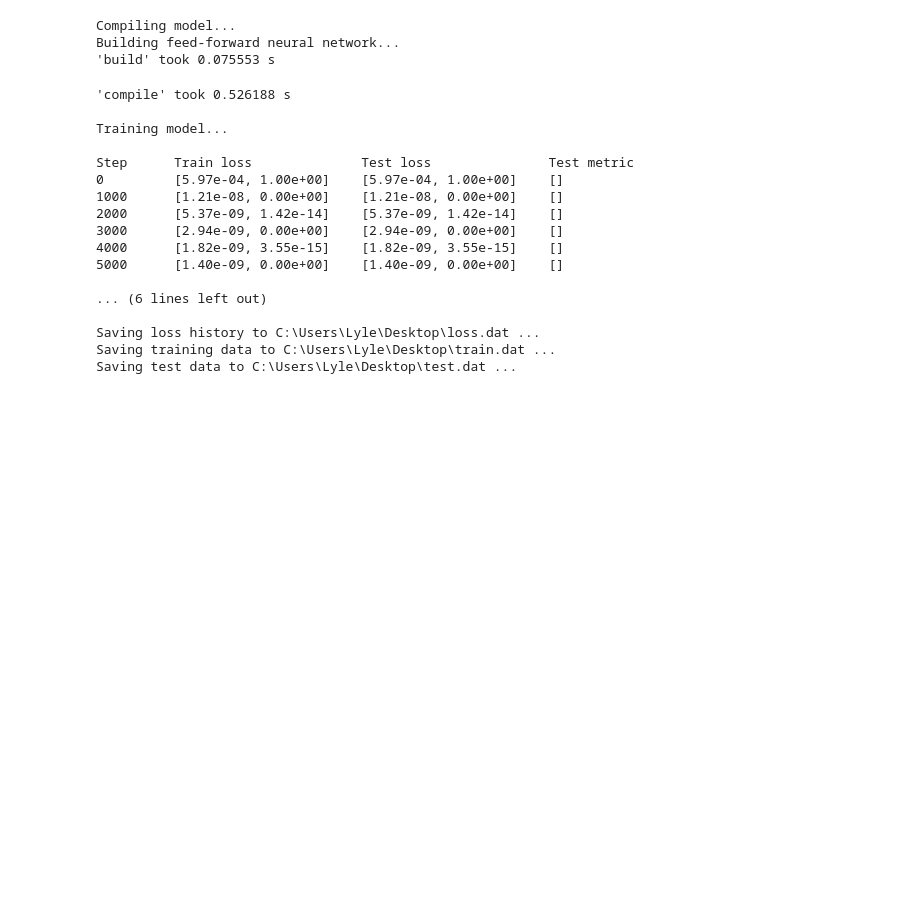
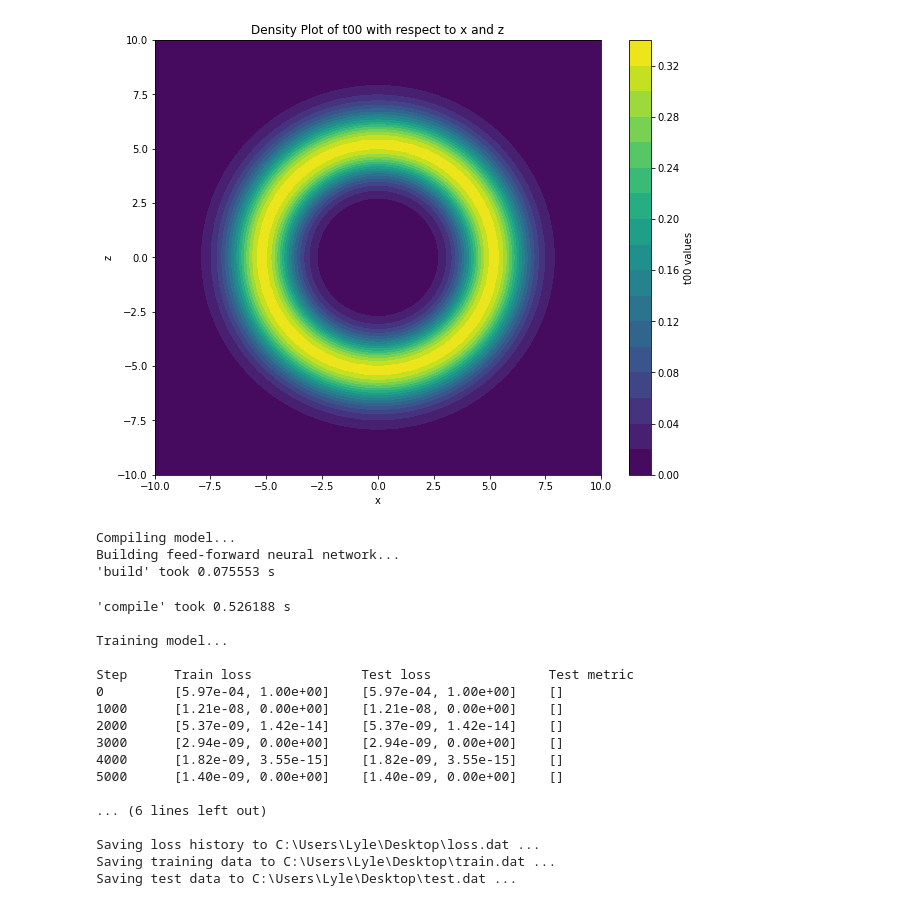
Before and after one commit to schwarzschlyle/neural-warp-drive, a Jupyter notebook: neural-drive-experiments.ipynb, the cells around one changed output. Saved outputs shown, nothing was run; the diff lists cells and outputs as text; code cells hidden in the pictures; blank space fills up the shorter version.

```diff
--- a/neural-drive-experiments.ipynb
+++ b/neural-drive-experiments.ipynb
@@ -95,3 +139,33 @@ Alcubierre Total Energy Requirement: 0.8550306615783587
+# %%
+def plot_alcubierre_eulerian_violation(x, z, epsilon=1e-7):
+    R = 5  # Given value of R
+    sigma = 0.5  # Given value of sigma
+
+    r = np.sqrt(x**2 + z**2)
+    derivative = (alcubierre_shape_function(r + epsilon, R, sigma) - alcubierre_shape_function(r - epsilon, R, sigma)) / (2 * epsilon)
+    t00 = r * (derivative**2)
+    return t00
+
+
+
+# Generate a grid of x and z values
+x_vals = np.linspace(-10, 10, 100)
+z_vals = np.linspace(-10, 10, 100)
+X, Z = np.meshgrid(x_vals, z_vals)
+
+# Calculate the t00 values for each combination of x and z
+t00_vals = plot_alcubierre_eulerian_violation(X, Z)
+
+# Create a density plot
+plt.figure(figsize=(10, 8))
+plt.contourf(X, Z, t00_vals, levels=20, cmap='viridis')
+plt.colorbar(label='t00 values')
+plt.xlabel('x')
+plt.ylabel('z')
+plt.title('Density Plot of t00 with respect to x and z')
+plt.show()
+# %% [output]
+[figure, added]
 # %%
 """Backend supported: tensorflow.compat.v1, tensorflow, pytorch, paddle"""
 
```
Also changed, not shown: parts of 9 cells of this notebook, 21 other files.
